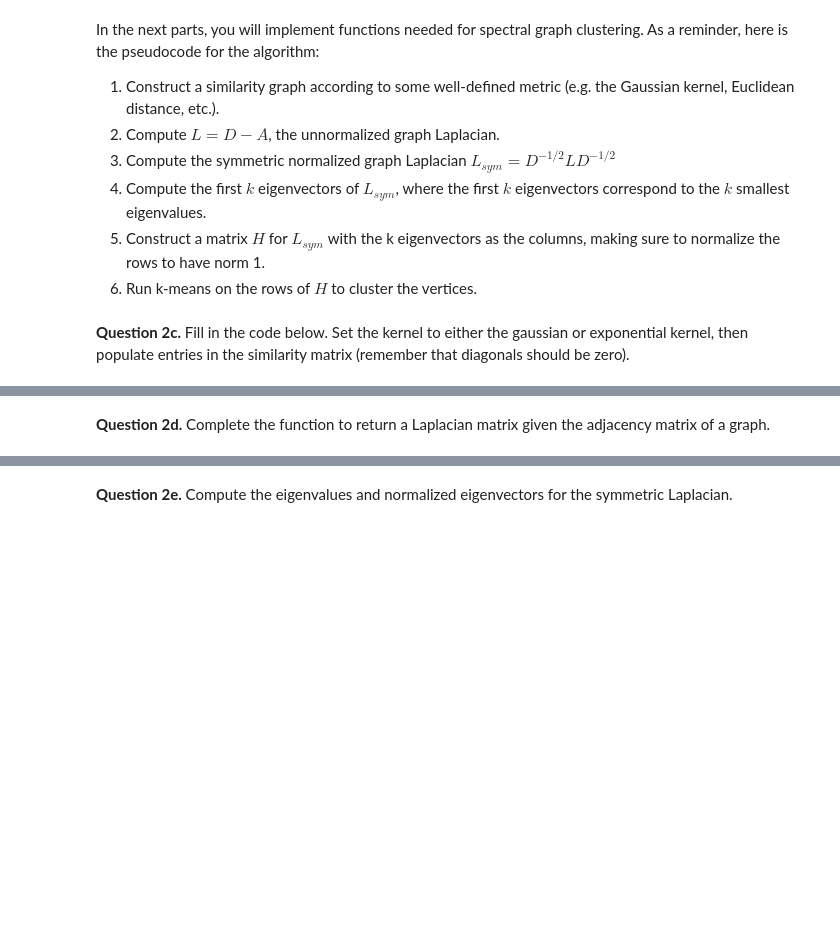
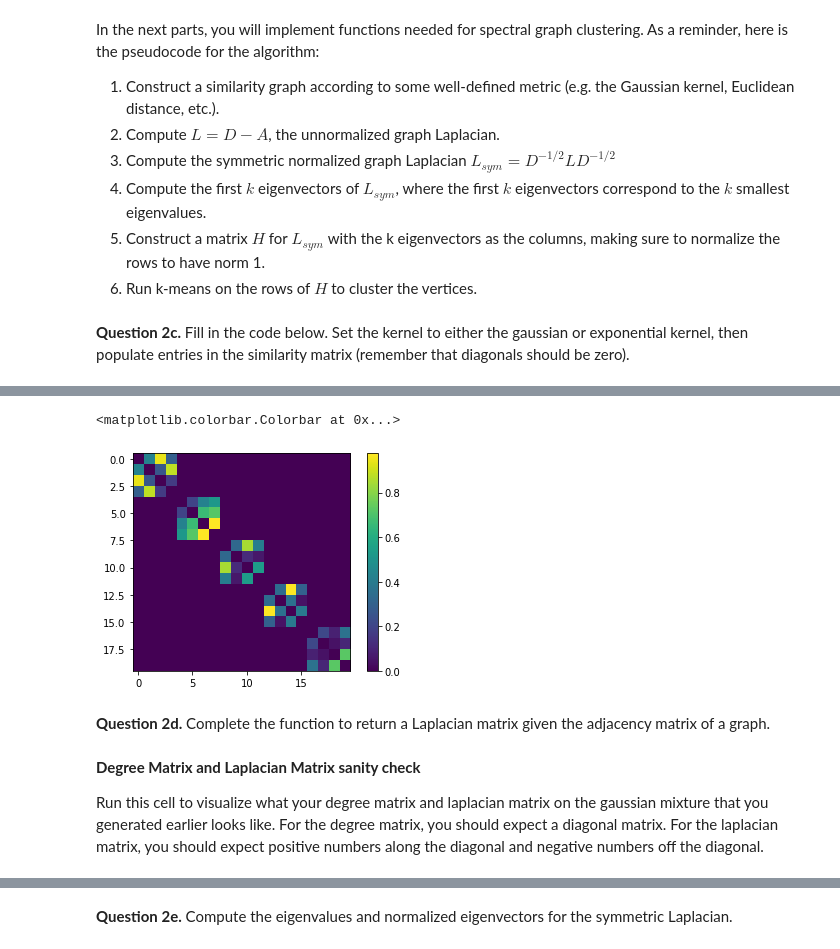
Before and after one commit to thecatherinehuang/189GSC, a Jupyter notebook: assignment/graph_spectral_clustering_sol.ipynb, the cells around one changed output, grey strips where cells are left out. Saved outputs shown, nothing was run; the diff lists cells and outputs as text; code cells hidden in the pictures; blank space fills up the shorter version.

```diff
--- a/assignment/graph_spectral_clustering_sol.ipynb
+++ b/assignment/graph_spectral_clustering_sol.ipynb
@@ -57,9 +61,9 @@ def gaussian_mixture(n_gaussians, n_pts, dim, centroid_var=5, cluster_var=1):
 # %% [markdown]
 Carefully read over and understand the cell below. It will generate sliders to visualize the data we just generated above. Learning how to properly plot and visualize our data is important, as it can provide a quick way to check our work. Then, run the cell below to visualize the data we just generated. Play around with the sliders to see how changing the parameters affect the data that is being generated. As a sanity check, the data generated should match the description provided above.
 # %%
-def interactive_gaussian(n_gaussians=5, n_pts=4, d=2, centroid_var=5, cluster_var=1):
+def interactive_gaussian(n_gaussians=5, n_pts=4, dim=2, centroid_var=5, cluster_var=1):
     n = n_pts * n_gaussians
-    data = gaussian_mixture(n_gaussians, n_pts, d, centroid_var)
+    data = gaussian_mixture(n_gaussians, n_pts, dim, centroid_var)
     plt.scatter(*data.T)
     plt.xlabel("$x_1$")
     plt.ylabel("$x_2$")
@@ -279,3 +292,10 @@ def similarity_matrix(data, s=1, metric="g", kernel=None, numOfAtts=None):
+# %%
+similarity = similarity_matrix(data)
+plt.imshow(similarity)
+plt.colorbar()
+# %% [output]
+<matplotlib.colorbar.Colorbar at 0x...>
+[figure, added]
 # %% [markdown]
 **Question 2d.**  Complete the function to return a Laplacian matrix given the adjacency matrix of a graph.
 # %%
@@ -290,3 +310,7 @@ def laplacian_matrix(graph_weights):
     laplacian = np.diag(degree) - graph_weights
     ### END YOUR SOLUTION ###
     return laplacian, degree
+# %% [markdown]
+**Degree Matrix and Laplacian Matrix sanity check**
+
+Run this cell to visualize what your degree matrix and laplacian matrix on the gaussian mixture that you generated earlier looks like. For the degree matrix, you should expect a diagonal matrix. For the laplacian matrix, you should expect positive numbers along the diagonal and negative numbers off the diagonal.
```
Also changed, not shown: parts of 30 cells of this notebook, 2 other files.
